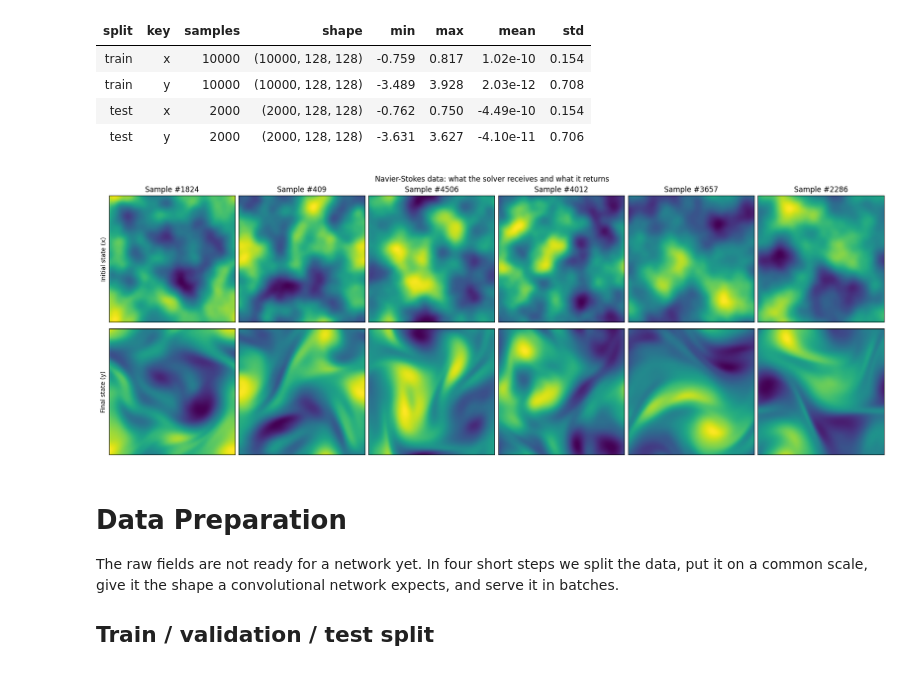
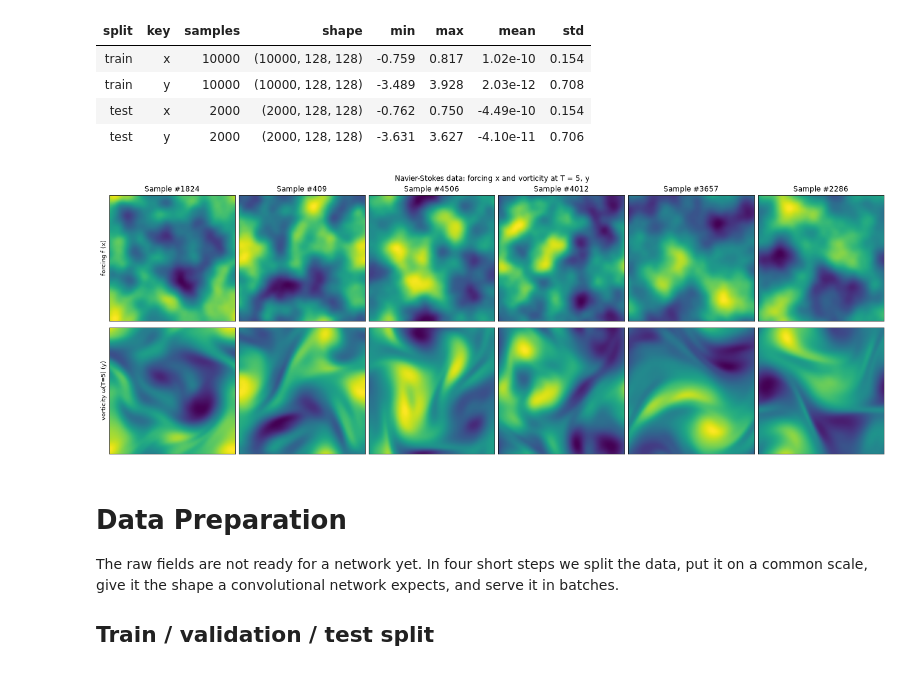
Before and after one commit to jaygupta33/FML_Project, a Jupyter notebook: navier-stokes.ipynb, the cells around one changed output. Saved outputs shown, nothing was run; the diff lists cells and outputs as text; code cells hidden in the pictures.

Commit message:
Main notebook: confirmed data labels, gradient findings from the 3000-step CSVs, Stage 1B follow-up, closing summary

```diff
--- a/navier-stokes.ipynb
+++ b/navier-stokes.ipynb
@@ -242,26 +246,26 @@ info.style.format({
 # %%
 import random
 import matplotlib.pyplot as plt
 
 random.seed(42)
 idx = random.sample(range(len(train_dataset['x'])), 6)
 
 fig, axes = plt.subplots(2, 6, figsize=(18, 6.5), constrained_layout=True)
 
 for j, i in enumerate(idx):
     axes[0, j].imshow(train_dataset['x'][i], cmap="viridis", origin="lower")
     axes[1, j].imshow(train_dataset['y'][i], cmap="viridis", origin="lower")
     axes[0, j].set_title(f"Sample #{i}")
     for ax in (axes[0, j], axes[1, j]):
         ax.set_xticks([])
         ax.set_yticks([])
 
-axes[0, 0].set_ylabel("input field x")
-axes[1, 0].set_ylabel("output field y")
-fig.suptitle("Navier-Stokes data: input field x and output field y")
+axes[0, 0].set_ylabel("forcing f (x)")
+axes[1, 0].set_ylabel("vorticity ω(T=5) (y)")
+fig.suptitle("Navier-Stokes data: forcing x and vorticity at T = 5, y")
 plt.show()
 # %% [output]
-[figure, old version]
+[figure, new version]
 # %% [markdown]
 # Data Preparation
 
```
Also changed, not shown: parts of 5 cells of this notebook.
